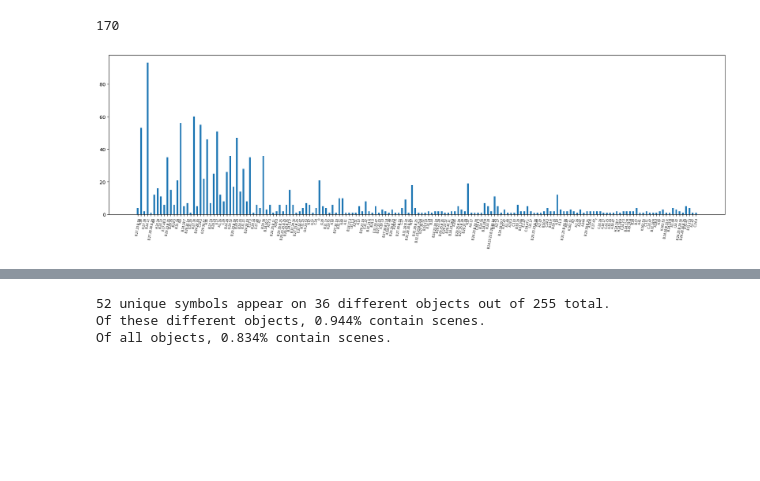
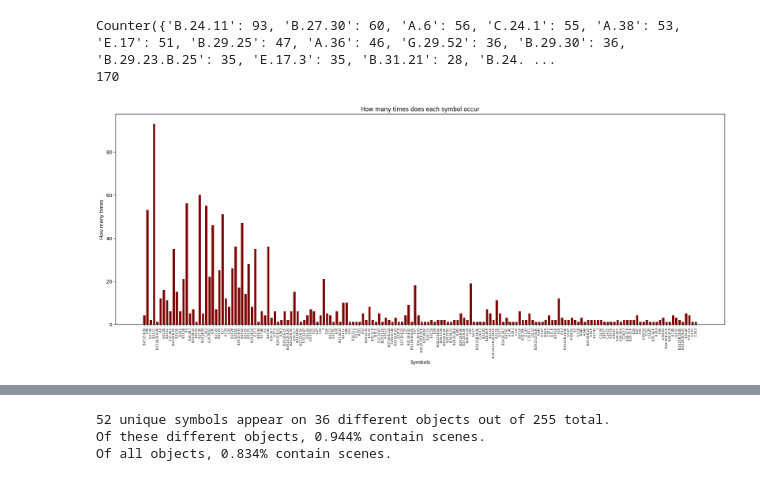
Before and after one commit to agentolek/Bootcamp-mini-hackathon-2024, a Jupyter notebook: Slodziaki/code/unique_symbol_and_scene.ipynb, the cells around one changed output, grey strips where cells are left out. Saved outputs shown, nothing was run; the diff lists cells and outputs as text; code cells hidden in the pictures; blank space fills up the shorter version.

```diff
--- a/Slodziaki/code/unique_symbol_and_scene.ipynb
+++ b/Slodziaki/code/unique_symbol_and_scene.ipynb
@@ -9,17 +9,23 @@ dataframe = read_data.create_frame()
 # %%
 # count number of times each symbol appears
 
 sequences = dataframe["sequence_values"]
 symbols = []
 for elem in sequences:
     symbols += elem
 
 count = Counter(symbols)
-plt.figure(figsize=(23, 6))
-plt.xticks(rotation=80, size="xx-small")
-plt.bar(count.keys(), count.values(), width=0.5)
+print(count)
+plt.figure(figsize=(23, 8))
+plt.xticks(rotation=90, size="xx-small")
+plt.bar(count.keys(), count.values(), width=0.7, color ='maroon')
+plt.title("How many times does each symbol occur")
+plt.xlabel("Symbols")
+plt.ylabel("How many times")
 print(len(count))
 # we have 170 unique symbols
+plt.savefig("plots/count_symbols")
 # %% [output]
+Counter({'B.24.11': 93, 'B.27.30': 60, 'A.6': 56, 'C.24.1': 55, 'A.38': 53, 'E.17': 51, 'B.29.25': 47, 'A.36': 46, 'G.29.52': 36, 'B.29.30': 36, 'B.29.23.B.25': 35, 'E.17.3': 35, 'B.31.21': 28, 'B.24. ...
 170
-[figure, old version]
+[figure, new version]
```
Also changed, not shown: parts of 11 cells of this notebook, 19 other files.
